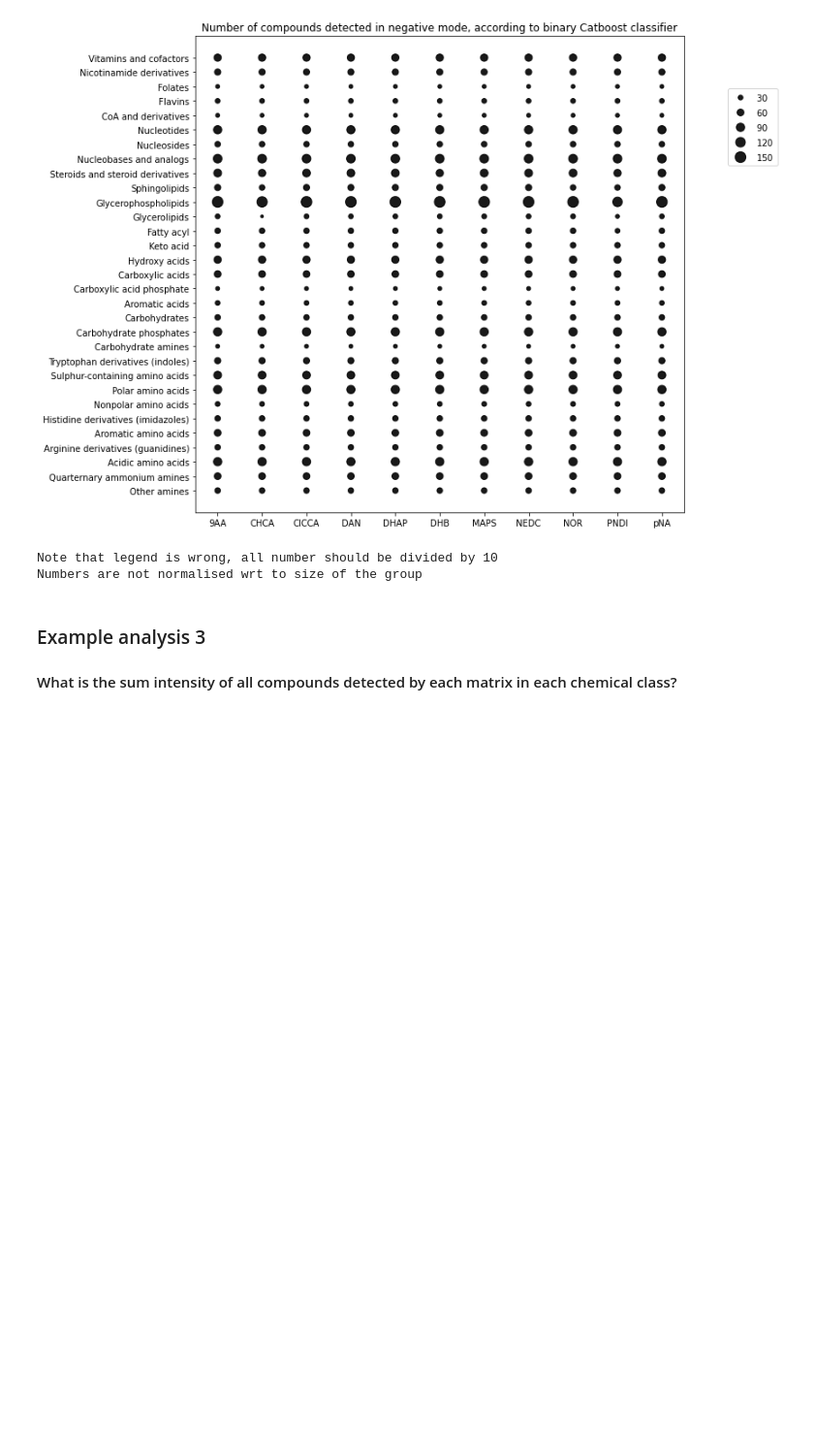
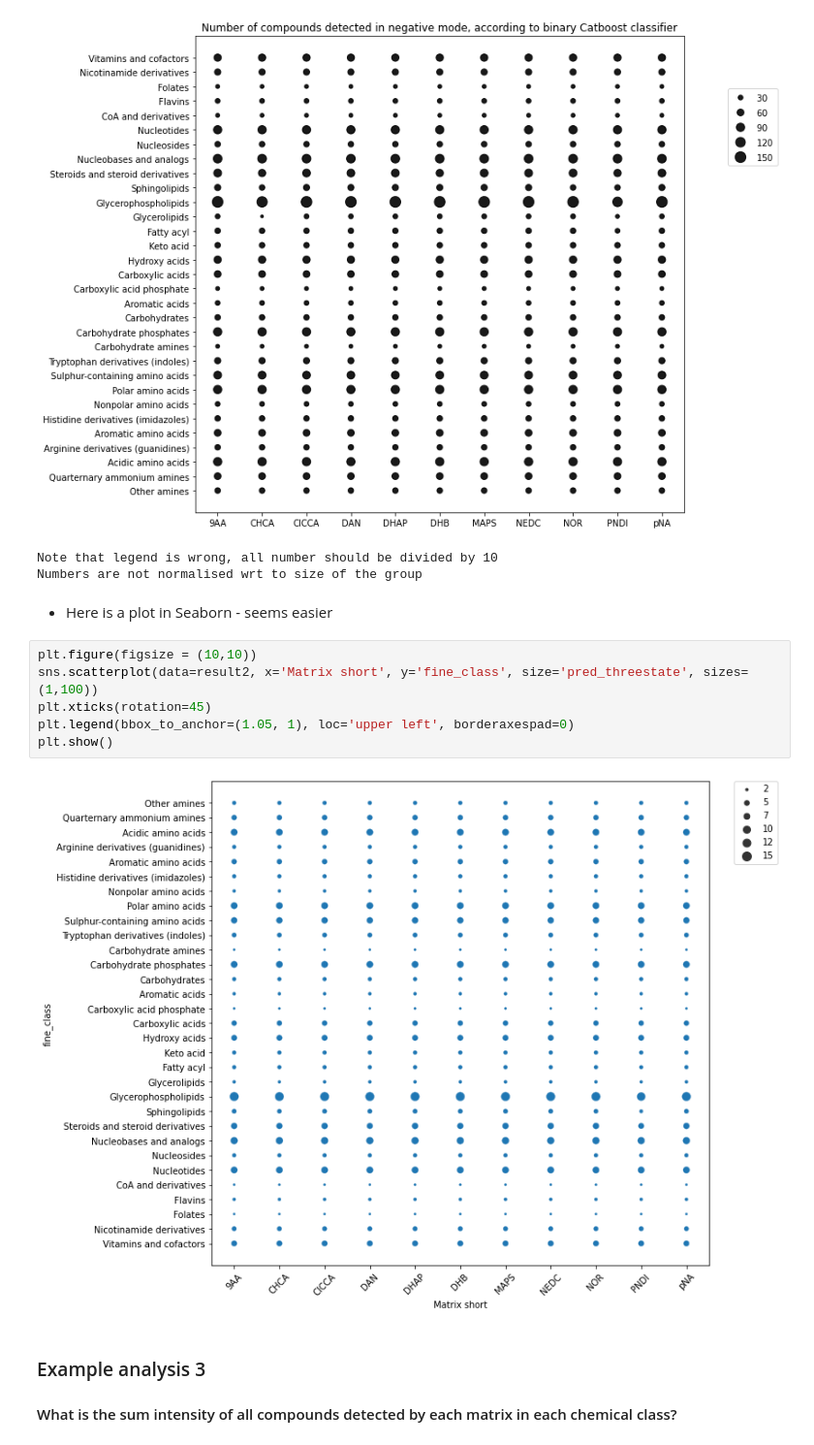
Before and after one commit to saharuka/metabolite_detectability, a Jupyter notebook: spotting/analysis/20_matrices/5_data_analysis/how_to_merge_data.ipynb, the cells around one changed output. Shown: that part at 97% size. Drawn from its saved outputs; the diff is of its cells as text; blank space fills up the shorter version.

Commit message:
Add dot plot plotting with seaborn

```diff
--- a/spotting/analysis/20_matrices/5_data_analysis/how_to_merge_data.ipynb
+++ b/spotting/analysis/20_matrices/5_data_analysis/how_to_merge_data.ipynb
@@ -248,6 +248,16 @@ print("Numbers are not normalised wrt to size of the group")
 [figure]
 Note that legend is wrong, all number should be divided by 10
 Numbers are not normalised wrt to size of the group
+# %% [markdown]
+- Here is a plot in Seaborn - seems easier
+# %%
+plt.figure(figsize = (10,10))
+sns.scatterplot(data=result2, x='Matrix short', y='fine_class', size='pred_threestate', sizes=(1,100))
+plt.xticks(rotation=45)
+plt.legend(bbox_to_anchor=(1.05, 1), loc='upper left', borderaxespad=0)
+plt.show()
+# %% [output]
+[figure, added]
 # %% [markdown]
 ### Example analysis 3
 
```
Also changed, not shown: parts of 5 cells of this notebook.
